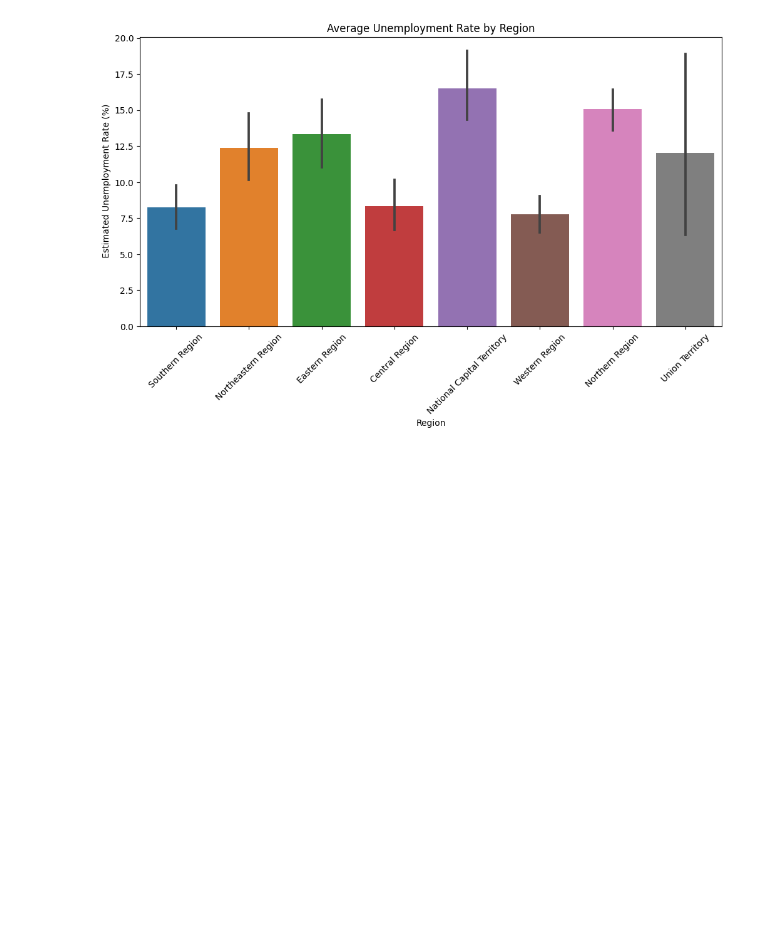
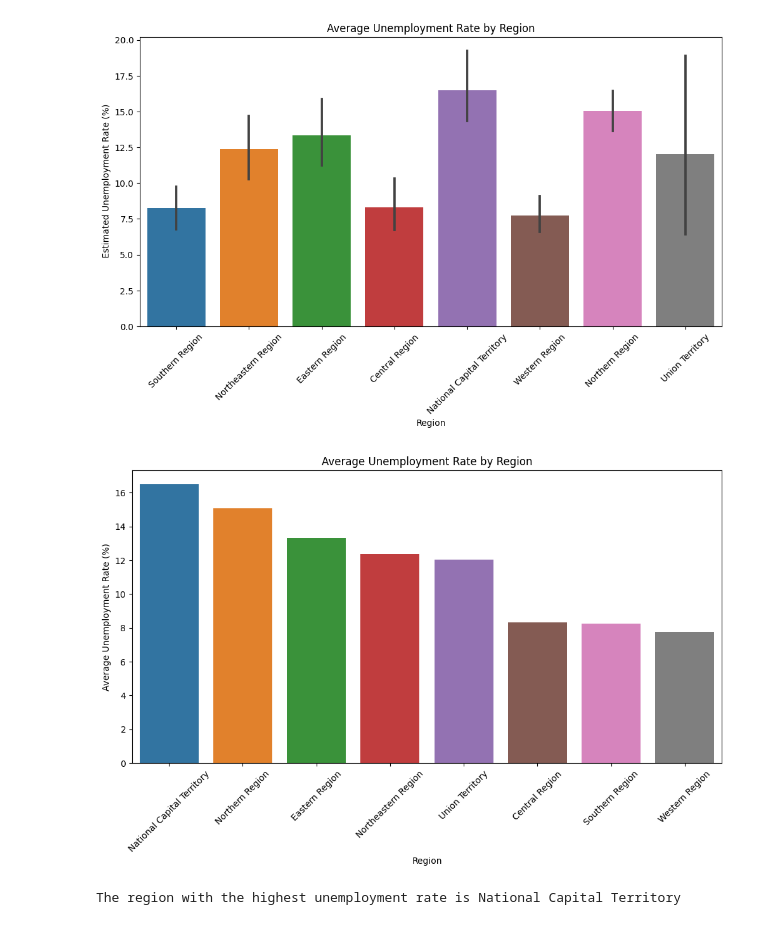
Before and after one commit to anirudhawagh/Unemployment_Analysis_Oasis_infobyte, a Jupyter notebook: Unemployment_Analysis_1.ipynb, the cells around one changed output. Cells and saved outputs as stored; diff of their text form; code cells hidden in the pictures; blank space fills up the shorter version.

```diff
--- a/Unemployment_Analysis_1.ipynb
+++ b/Unemployment_Analysis_1.ipynb
@@ -272,3 +272,29 @@ plt.title('Average Unemployment Rate by Region')
 plt.show()
 # %% [output]
 [figure]
+# %%
+import matplotlib.pyplot as plt
+import seaborn as sns
+
+# Group the data by region and calculate the average unemployment rate for each region
+region_avg_unemployment = df.groupby('Region')[' Estimated Unemployment Rate (%)'].mean().reset_index()
+
+# Sort the data by average unemployment rate in descending order to find the highest
+region_avg_unemployment = region_avg_unemployment.sort_values(by=' Estimated Unemployment Rate (%)', ascending=False)
+
+# Get the region with the highest unemployment rate
+highest_unemployment_region = region_avg_unemployment.iloc[0]['Region']
+
+# Create a bar plot to visualize the average unemployment rate by region
+plt.figure(figsize=(12, 6))
+sns.barplot(x='Region', y=' Estimated Unemployment Rate (%)', data=region_avg_unemployment)
+plt.title('Average Unemployment Rate by Region')
+plt.xlabel('Region')
+plt.ylabel('Average Unemployment Rate (%)')
+plt.xticks(rotation=45)
+plt.show()
+
+print(f"The region with the highest unemployment rate is {highest_unemployment_region}")
+# %% [output]
+[figure, added]
+The region with the highest unemployment rate is National Capital Territory
```
Also changed, not shown: parts of 14 cells of this notebook.
